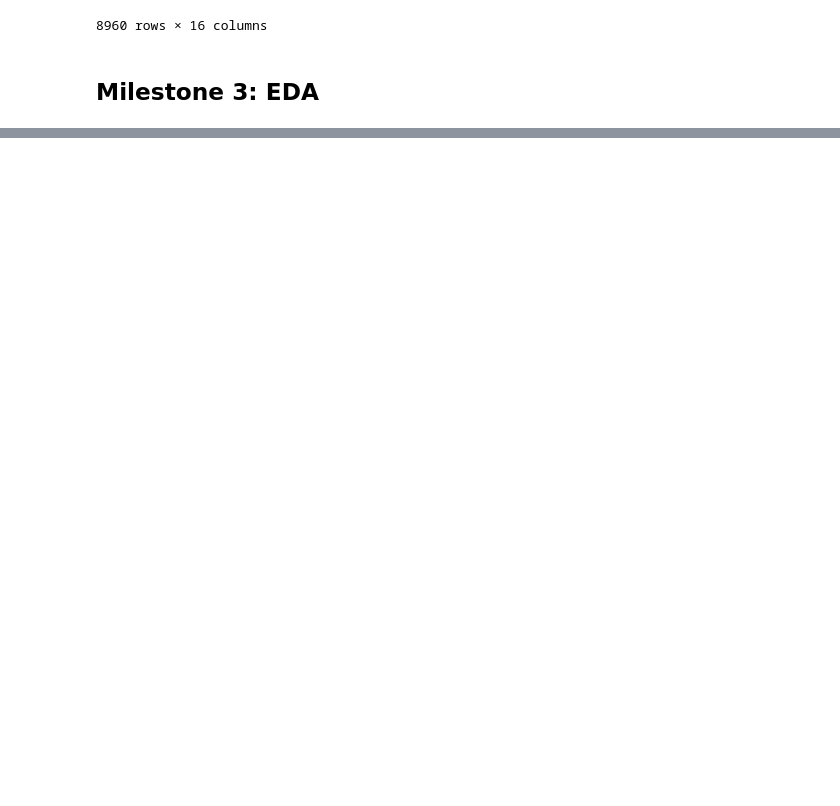
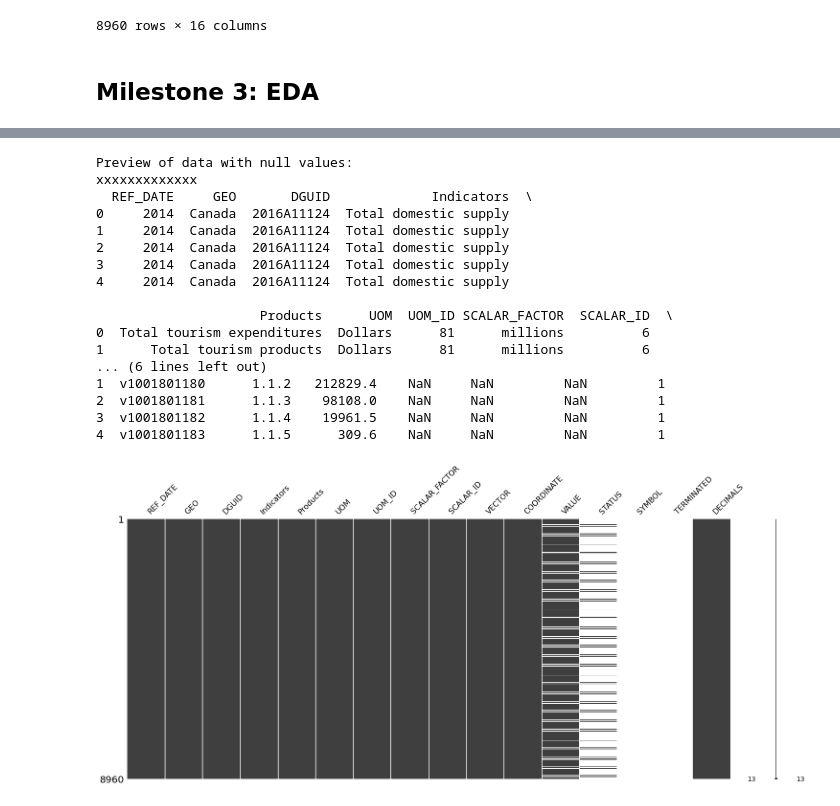
Before and after one commit to data301-2021-winter1/group05-project, a Jupyter notebook: notebooks/analysis1.ipynb, the cells around one changed output, grey strips where cells are left out. Drawn from its saved outputs; the diff is of its cells as text; code cells hidden in the pictures; blank space fills up the shorter version.

Commit message:
did some preliminary data processing

```diff
--- a/notebooks/analysis1.ipynb
+++ b/notebooks/analysis1.ipynb
@@ -33 +34,10 @@ import missingno
 %matplotlib inline
+# %%
+df = pd.read_csv('../data/raw/tourism.csv')
+
+# Simple Preview and Stats of Data
+# Shows column names, non-null count, and Dtype
+# Shows us that columns 13 and 14 only have null numbers and need to be deleted.
+# Also shows that the most common Dtype in our data are objects
+df.info()
+df.head()
@@ -33,0 +80,30 @@ import missingno
+# %%
+# generate preview of entries with null values
+if df.isnull().any(axis=None):
+    print("\nPreview of data with null values:\nxxxxxxxxxxxxx")
+    print(df[df.isnull().any(axis=1)].head(5))
+    missingno.matrix(df)
+    plt.show()
+
+# Shows us that there are only null values in the SYMBOL & TERMINATED columns and many null values in the STATUS and VALUE columns
+# Both the status, symbol, & terminated columns are not being used in the analysis so can be deleted as well
+# We also need to get rid of the rows with the unknown values
+# %% [output]
+Preview of data with null values:
+xxxxxxxxxxxxx
+  REF_DATE     GEO       DGUID             Indicators  \
+0     2014  Canada  2016A11124  Total domestic supply
+1     2014  Canada  2016A11124  Total domestic supply
+2     2014  Canada  2016A11124  Total domestic supply
+3     2014  Canada  2016A11124  Total domestic supply
+4     2014  Canada  2016A11124  Total domestic supply
+
+                     Products      UOM  UOM_ID SCALAR_FACTOR  SCALAR_ID  \
+0  Total tourism expenditures  Dollars      81      millions          6
+1      Total tourism products  Dollars      81      millions          6
+... (6 lines left out)
+1  v1001801180      1.1.2   212829.4    NaN     NaN         NaN         1
+2  v1001801181      1.1.3    98108.0    NaN     NaN         NaN         1
+3  v1001801182      1.1.4    19961.5    NaN     NaN         NaN         1
+4  v1001801183      1.1.5      309.6    NaN     NaN         NaN         1
+[figure, added]
```
Also changed, not shown: parts of 3 cells of this notebook.
